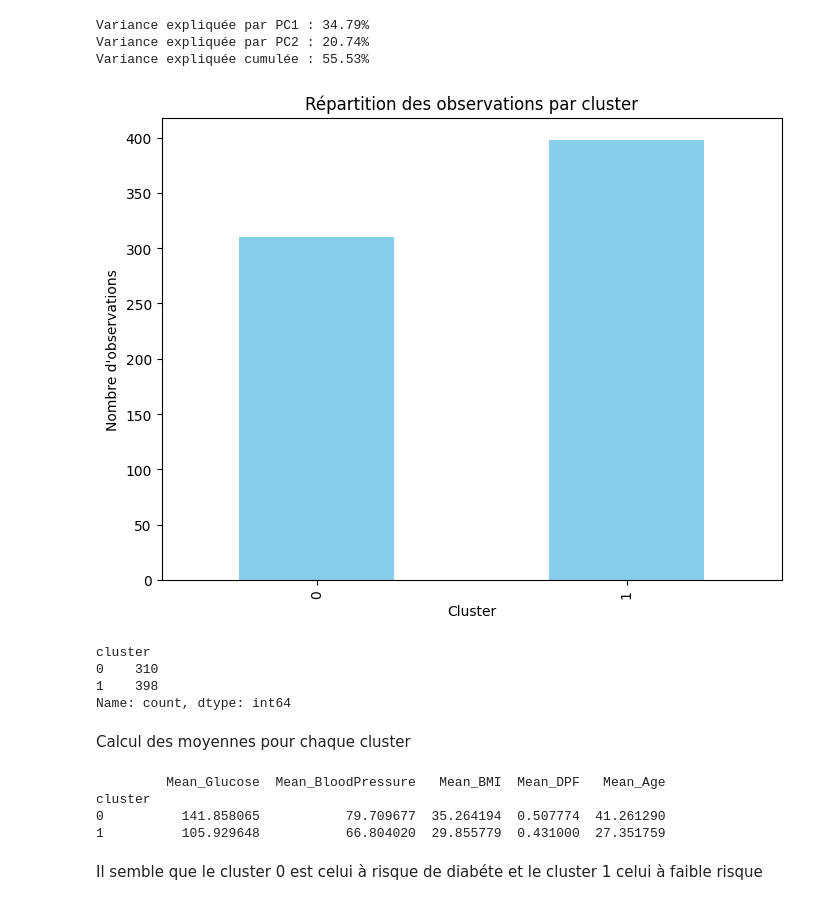
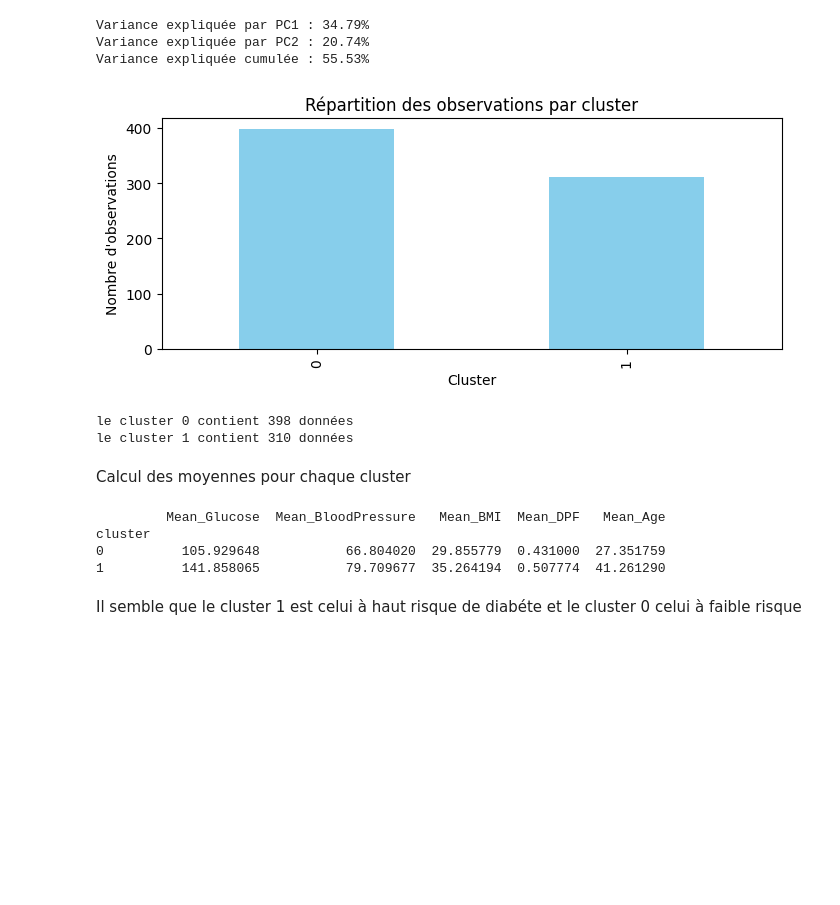
Before and after one commit to Hammilidi/Diabete_Prediction, a Jupyter notebook: scripts/Cluster.ipynb, the cells around one changed output. Saved outputs shown, nothing was run; the diff lists cells and outputs as text; code cells hidden in the pictures; blank space fills up the shorter version.

```diff
--- a/scripts/Cluster.ipynb
+++ b/scripts/Cluster.ipynb
@@ -15,5 +12,5 @@ from imblearn.pipeline import Pipeline
 # %%
-data = pd.read_csv(r"../data/dataset.csv")
+data = pd.read_csv(r"../data/dataset.csv",index_col=0)
 # %%
 data_clean_2=pps.clean_data_2(data)
 print(data.shape)
@@ -103,19 +130,18 @@ Variance expliquée cumulée : 55.53%
 # %%
 cluster_counts = data_clean_2['cluster'].value_counts().sort_index()
 
-plt.figure(figsize=(8, 6))
+plt.figure(figsize=(8, 3))
 cluster_counts.plot(kind='bar', color='skyblue')
 plt.xlabel('Cluster')
 plt.ylabel("Nombre d'observations")
 plt.title('Répartition des observations par cluster')
 plt.show()
-print(cluster_counts)
+print(f"le cluster 0 contient {cluster_counts[0]} données")
+print(f"le cluster 1 contient {cluster_counts[1]} données")
 # %% [output]
-[figure, old version]
+[figure, new version]
-cluster
-0    310
-1    398
-Name: count, dtype: int64
+le cluster 0 contient 398 données
+le cluster 1 contient 310 données
 # %% [markdown]
 Calcul des moyennes pour chaque cluster
 # %%
@@ -130,7 +156,7 @@ print(moyennes_par_cluster)
 # %% [output]
          Mean_Glucose  Mean_BloodPressure   Mean_BMI  Mean_DPF   Mean_Age
 cluster
-0          141.858065           79.709677  35.264194  0.507774  41.261290
-1          105.929648           66.804020  29.855779  0.431000  27.351759
+0          105.929648           66.804020  29.855779  0.431000  27.351759
+1          141.858065           79.709677  35.264194  0.507774  41.261290
 # %% [markdown]
-Il semble que le cluster 0 est celui à risque de diabéte et le cluster 1 celui à faible risque
+Il semble que le cluster 1 est celui à haut risque de diabéte et le cluster 0 celui à faible risque
```
Also changed, not shown: parts of 10 cells of this notebook, 8 other files.
